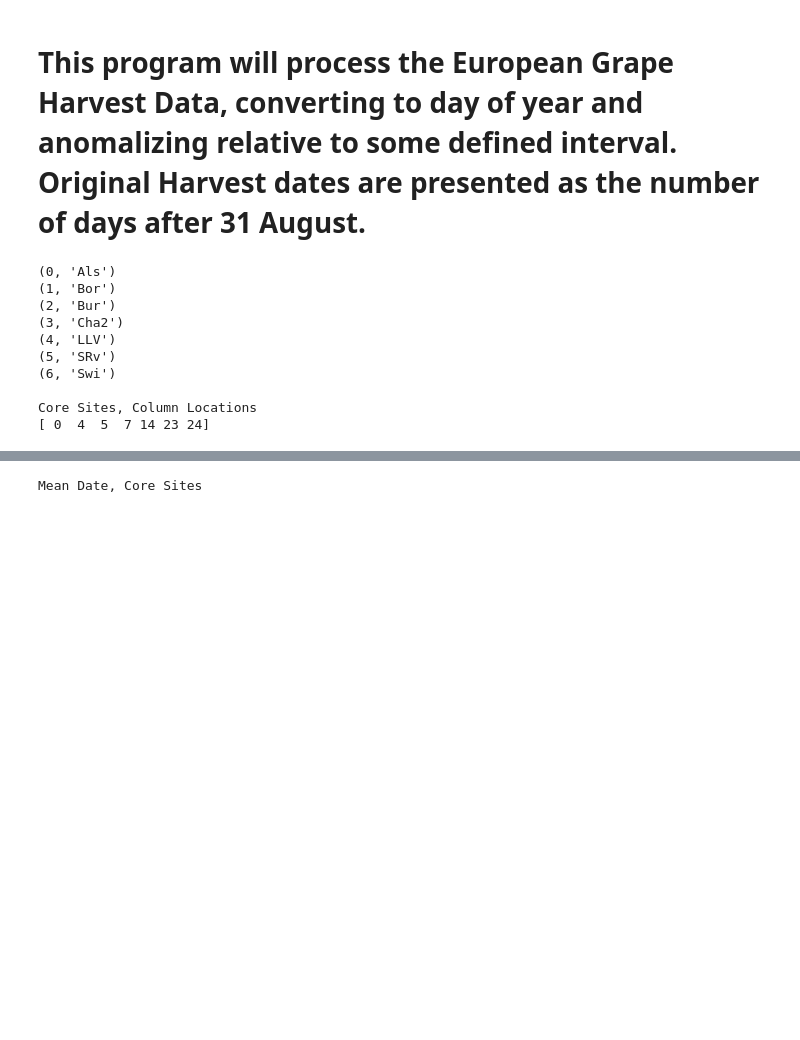
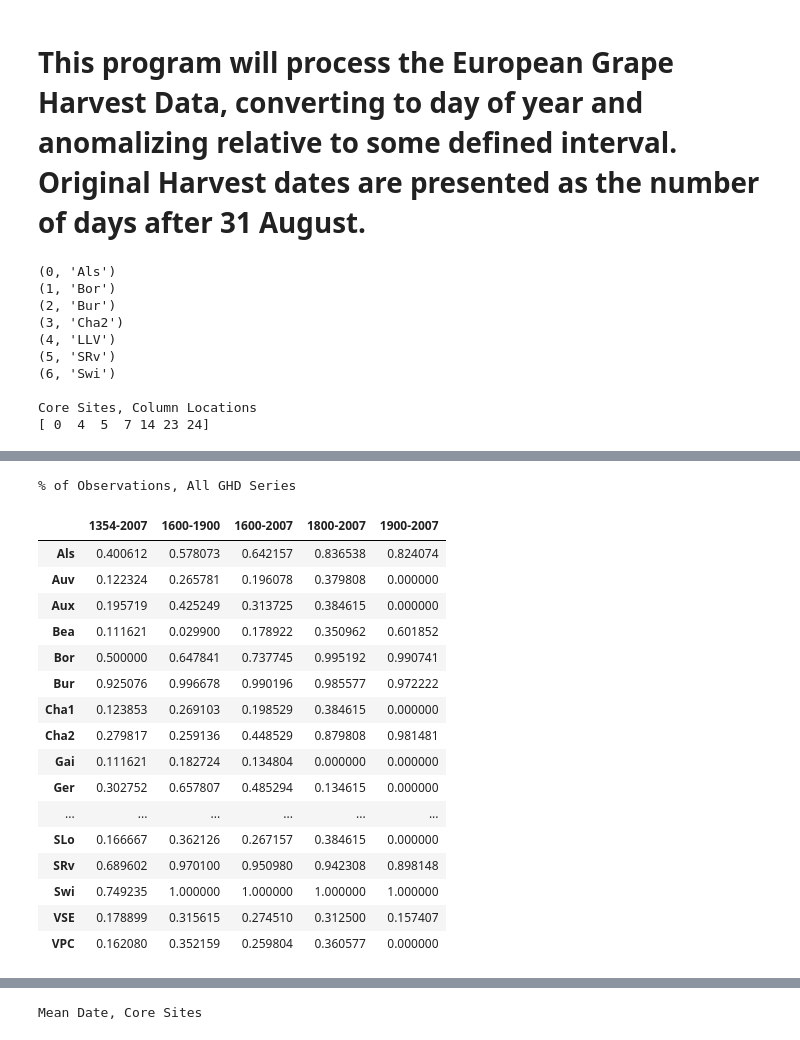
Before and after one commit to bcook/WINELIZZIE, a Jupyter notebook: code/step01_proc_ghd.ipynb, the cells around one changed output, grey strips where cells are left out. Saved outputs shown, nothing was run; the diff lists cells and outputs as text; code cells hidden in the pictures; blank space fills up the shorter version.

```diff
--- a/code/step01_proc_ghd.ipynb
+++ b/code/step01_proc_ghd.ipynb
@@ -178,0 +240,22 @@ df_std_coresites = pd.DataFrame(std_record[core_locs,:], index=core_names, colum
+# %%
+print('% of Observations, All GHD Series')
+df_pct_obs_all
+# %% [output]
+% of Observations, All GHD Series
+|  | 1354-2007 | 1600-1900 | 1600-2007 | 1800-2007 | 1900-2007 |
+| Als | 0.400612 | 0.578073 | 0.642157 | 0.836538 | 0.824074 |
+| Auv | 0.122324 | 0.265781 | 0.196078 | 0.379808 | 0.000000 |
+| Aux | 0.195719 | 0.425249 | 0.313725 | 0.384615 | 0.000000 |
+| Bea | 0.111621 | 0.029900 | 0.178922 | 0.350962 | 0.601852 |
+| Bor | 0.500000 | 0.647841 | 0.737745 | 0.995192 | 0.990741 |
+| Bur | 0.925076 | 0.996678 | 0.990196 | 0.985577 | 0.972222 |
+| Cha1 | 0.123853 | 0.269103 | 0.198529 | 0.384615 | 0.000000 |
+| Cha2 | 0.279817 | 0.259136 | 0.448529 | 0.879808 | 0.981481 |
+| Gai | 0.111621 | 0.182724 | 0.134804 | 0.000000 | 0.000000 |
+| Ger | 0.302752 | 0.657807 | 0.485294 | 0.134615 | 0.000000 |
+| ... | ... | ... | ... | ... | ... |
+| SLo | 0.166667 | 0.362126 | 0.267157 | 0.384615 | 0.000000 |
+| SRv | 0.689602 | 0.970100 | 0.950980 | 0.942308 | 0.898148 |
+| Swi | 0.749235 | 1.000000 | 1.000000 | 1.000000 | 1.000000 |
+| VSE | 0.178899 | 0.315615 | 0.274510 | 0.312500 | 0.157407 |
+| VPC | 0.162080 | 0.352159 | 0.259804 | 0.360577 | 0.000000 |
```
Also changed, not shown: parts of 5 cells of this notebook.
